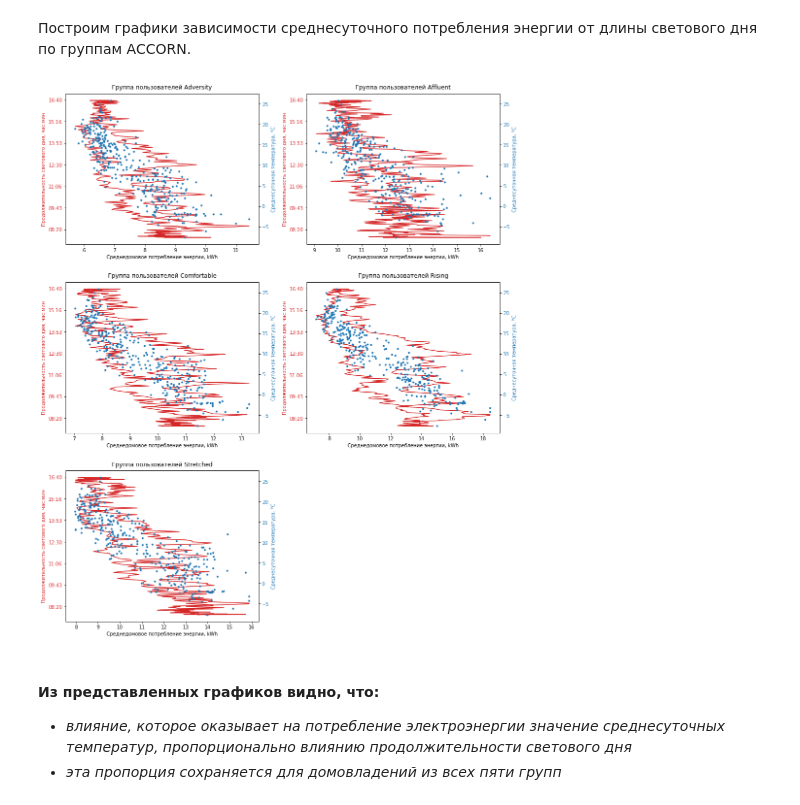
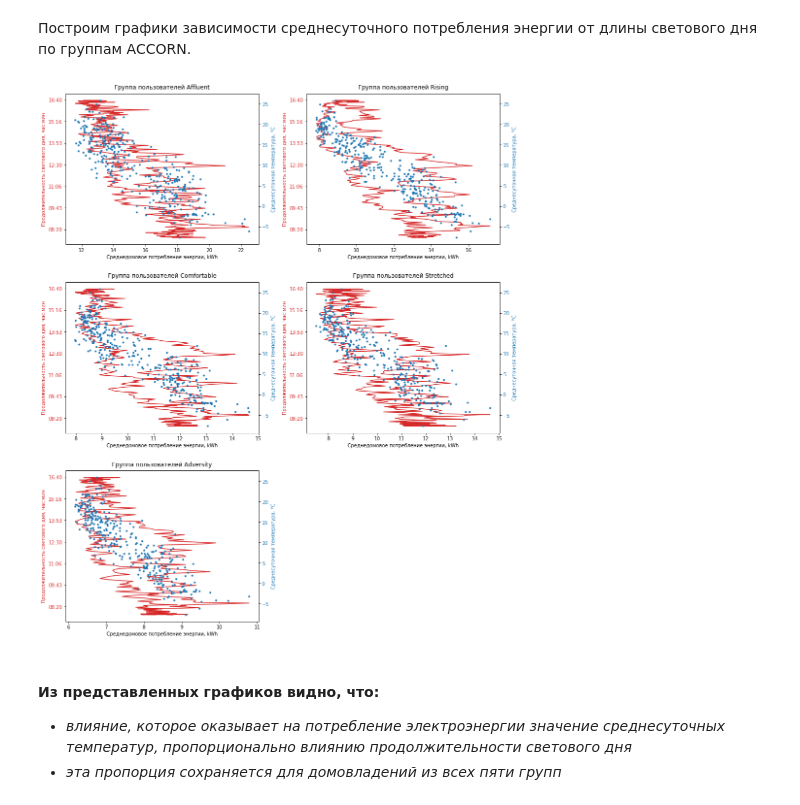
Before and after one commit to 16-volga/TeamGame, a Jupyter notebook: TeamGame-ver4.ipynb, the cells around one changed output. Drawn from its saved outputs; the diff is of its cells as text; code cells hidden in the pictures.

```diff
--- a/TeamGame-ver4.ipynb
+++ b/TeamGame-ver4.ipynb
@@ -280,8 +299,11 @@ def format_block_name(row):
         return 'block_0{}'.format(row[6:])
     return row
 
+
+if 'NP-Household' in groups_by_rank:
+    groups_by_rank.remove('NP-Household')
 data_informations_households['block_name'] = data_informations_households['file'].apply(lambda file:  format_block_name(file))
-data_informations_households[data_informations_households['Acorn_grouped']!='NP-Household'].groupby(['Acorn_grouped']).agg({'block_name': ['min', 'max', 'count']})
+data_informations_households[data_informations_households['Acorn_grouped']!='NP-Household'].groupby(['Acorn_grouped']).agg({'block_name': ['min', 'max', 'count']}).reindex(groups_by_rank)
 # %% [output]
 |  | block_name |  |  |
 |  | min | max | count |
@@ -482,6 +504,7 @@ len(data_work_period[data_work_period['day'] <= work_period])
 Найдем пересечение списков *list_hh_NP_less* и *list_hh_work_period*. При необходимости можем уменьшить выборку домохозяйств до заданного % (<=100%). Это будем окончательный (рабочий) перечень домохозяйств, которые оставляем для дальнейшего анализа электропотребления. Запомним его в переменной **list_hh_work**
 # %%
 data_groups = data_informations_households[data_informations_households['Acorn_grouped']!='NP-Household'].groupby('Acorn_grouped').count()
+data_groups = data_informations_households[data_informations_households['Acorn_grouped'].isin(groups_by_rank)].groupby('Acorn_grouped').count()
 data_groups.index
 # %% [output]
 Index(['Adversity', 'Affluent', 'Comfortable', 'Rising', 'Stretched'], dtype='object', name='Acorn_grouped')
@@ -512,5 +535,6 @@ def prepare_list_hh(list_hh_summary, list_groups, percent):
 # %%
-list_hh_work = prepare_list_hh(set(list_hh_NP_less) & set(list_hh_work_period), data_groups.index, 10)
+#list_hh_work = prepare_list_hh(set(list_hh_NP_less) & set(list_hh_work_period), data_groups.index, 25)
+list_hh_work = prepare_list_hh(set(list_hh_NP_less) & set(list_hh_work_period), groups_by_rank, 20)
 print('\nИтого, количество домовладений в полученной выборке: {}'.format(len(list_hh_work)))
 # %% [output]
 All Acorn_group summary: 4893
@@ -1325,7 +1346,7 @@ draw_pie(data_hh_block_all_tariff[['T1_power_meam', 'T2_power_meam', 'T3_power_m
 # %% [markdown]
 Сформируем набор данных **data_daily_graph** включающий информацию о группе потребителей и среднем дневном потреблении энергии.
 # %%
-data_daily_graph = data_daily_work_window.merge(data_informations_households, on='LCLid').groupby(['day','Acorn_grouped']).agg({'energy_sum': 'mean'}).reset_index()
+data_daily_graph = data_daily_work_window.merge(data_informations_households, on='LCLid').groupby(['day','rank','Acorn_grouped']).agg({'energy_sum': 'mean'}).reset_index().drop('rank', axis = 1)
 data_daily_graph.head()
 # %% [output]
 |  | day | Acorn_grouped | energy_sum |
@@ -1383,29 +1403,29 @@ def time_label(x,pos):
 # %%
 fig ,axs=plt.subplots(3,2,figsize=(16,20))
 plt.subplots_adjust(wspace=0.25, hspace=0.25)
 axs[2,1].axis('off')
 axt=axs.ravel()
 z=0
-for i, group in data_daily_graph.groupby('Acorn_grouped'):
+for i, group in data_daily_graph.groupby('Acorn_grouped', sort = False):
     color = 'tab:red'
     color_2 = 'tab:blue'
     ax2 = axt[z].twinx()
     ax2.set_facecolor("none")
     #axt[z].scatter(group['energy_sum'],group['time_sun_unix'],color=color,marker=".")
     axt[z].plot(group['energy_sum'],group['time_sun_unix'],color=color)
     ax2.scatter(group['energy_sum'],group['apparentTemperature'],color=color_2,marker=".")
     #ax2.plot(group['energy_sum'],group['apparentTemperature'],color=color_2)
     ax2.set_ylabel('Среднесуточная температура, \N{DEGREE SIGN}С',color=color_2)
     ax2.tick_params(axis='y', labelcolor=color_2)
     ax2.set_xlabel('Пого дня')
     axt[z].set_title('Группа пользователей '+i, color = 'black', verticalalignment='bottom');
     axt[z].set_ylabel('Продолжительность светового дня, час:мин', color=color)
     axt[z].set_xlabel('Cреднедомовое потребление энергии, kWh')
     axt[z].tick_params(axis='y', labelcolor=color)
     axt[z].yaxis.set_major_formatter(mticker.FuncFormatter(time_label))
     z+=1
 # %% [output]
-[figure, old version]
+[figure, new version]
 # %% [markdown]
 #### Из представленных графиков видно, что:
 - *влияние, которое оказывает на потребление электроэнергии значение среднесуточных температур, пропорционально влиянию продолжительности светового дня*
```
Also changed, not shown: parts of 97 cells of this notebook.
